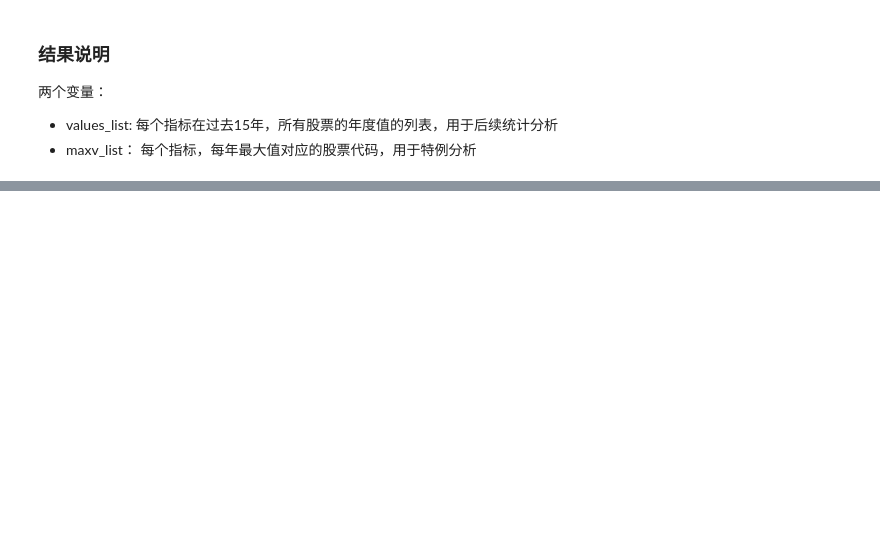
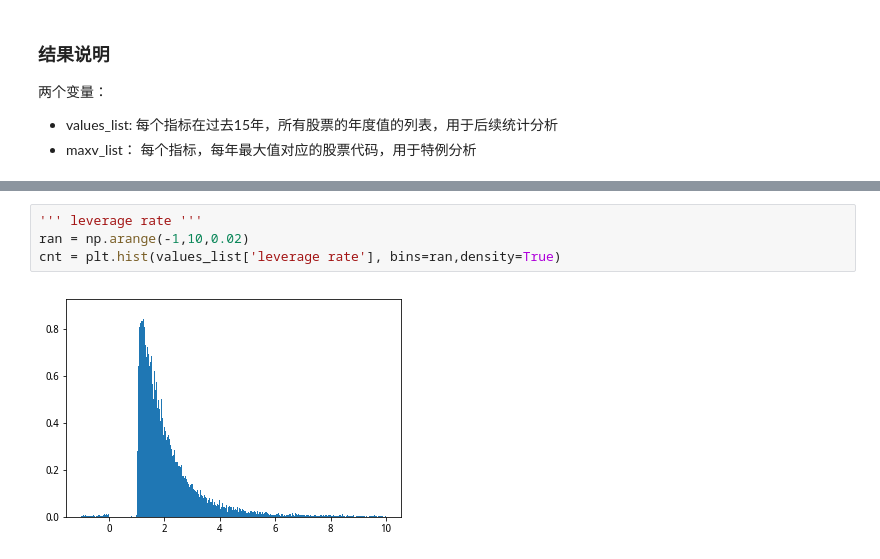
Before and after one commit to John2016/stock_scripts, a Jupyter notebook: research/roe stats.ipynb, the cells around one changed output, grey strips where cells are left out. Drawn from its saved outputs; the diff is of its cells as text; blank space fills up the shorter version.

```diff
--- a/research/roe stats.ipynb
+++ b/research/roe stats.ipynb
@@ -101,0 +160,6 @@ for factor in fac_list:
+# %%
+''' leverage rate '''
+ran = np.arange(-1,10,0.02)
+cnt = plt.hist(values_list['leverage rate'], bins=ran,density=True)
+# %% [output]
+[figure, added]
```
Also changed, not shown: parts of 34 cells of this notebook, 1 other file.
